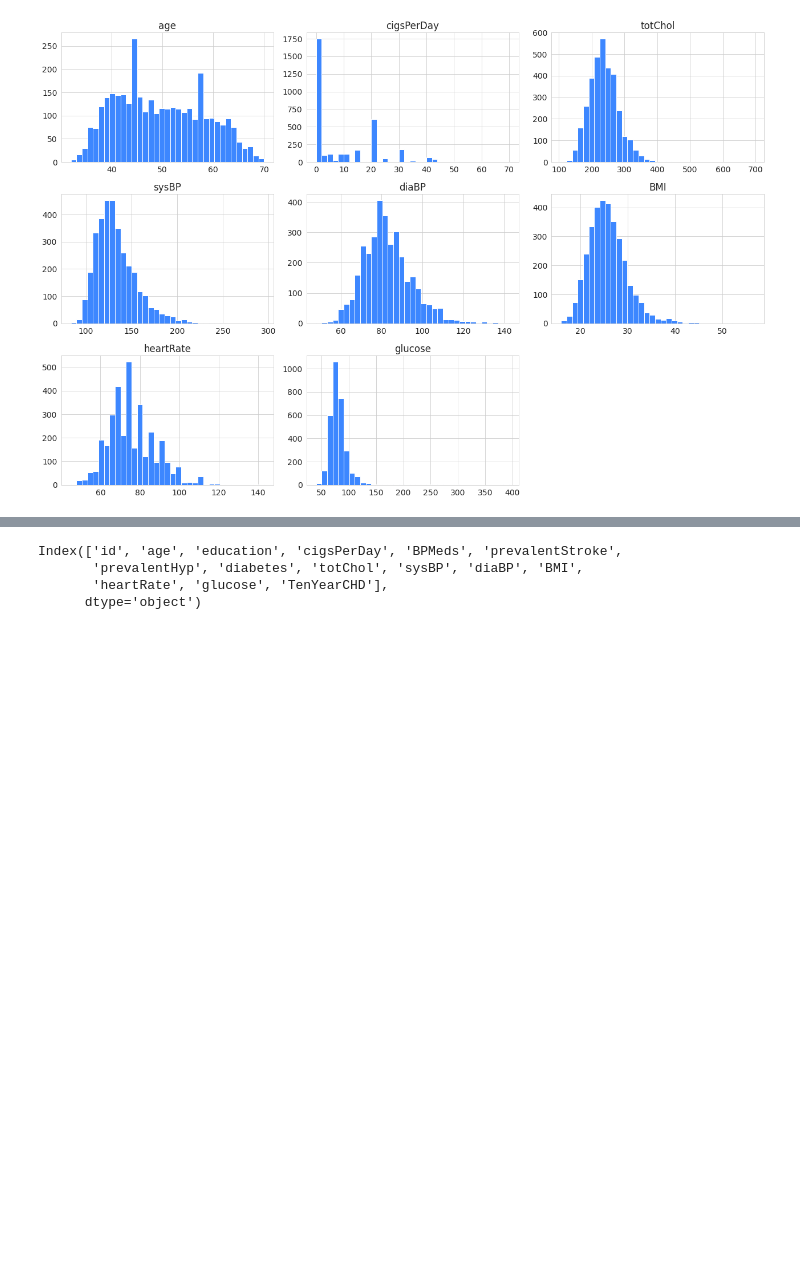
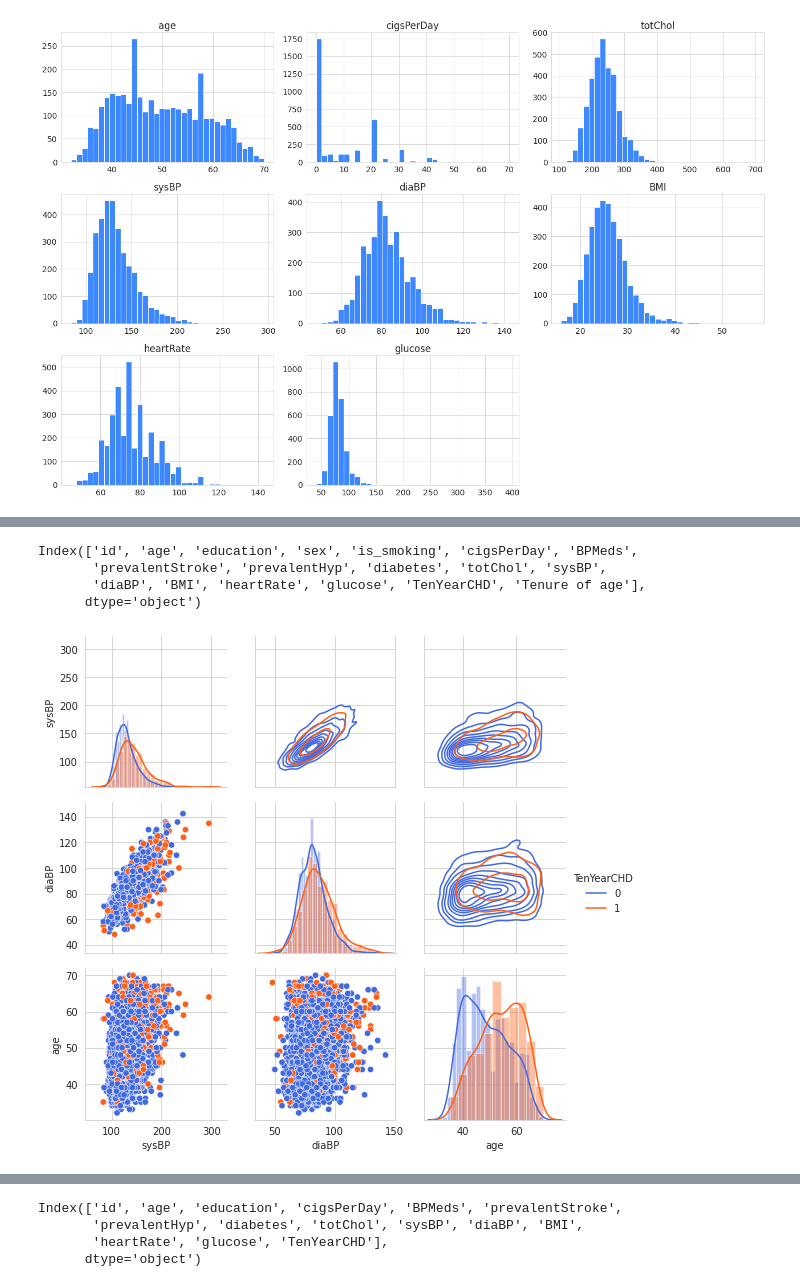
Before and after one commit to Gaurav2912/Cardiovascular-Risk-Prediction, a Jupyter notebook: Cardiovascular_Risk_Prediction.ipynb, the cells around one changed output, grey strips where cells are left out. Saved outputs shown, nothing was run; the diff lists cells and outputs as text; code cells hidden in the pictures; blank space fills up the shorter version.

```diff
--- a/Cardiovascular_Risk_Prediction.ipynb
+++ b/Cardiovascular_Risk_Prediction.ipynb
@@ -299,0 +331,23 @@ fig.tight_layout();
+# %%
+df.columns
+# %% [output]
+Index(['id', 'age', 'education', 'sex', 'is_smoking', 'cigsPerDay', 'BPMeds',
+       'prevalentStroke', 'prevalentHyp', 'diabetes', 'totChol', 'sysBP',
+       'diaBP', 'BMI', 'heartRate', 'glucose', 'TenYearCHD', 'Tenure of age'],
+      dtype='object')
+# %%
+# list of features that are plotted in pairGrid
+list_pairGrid_plot = ['sysBP', 'diaBP', 'age', 'TenYearCHD']
+
+# Creating Blank canvas
+g = sns.PairGrid(df[list_pairGrid_plot], hue="TenYearCHD")
+# for lower plot
+g = g.map_lower(sns.scatterplot, linewidths=1, edgecolor="w", s=40)
+# for diagonal plot
+g = g.map_diag(sns.distplot)
+# for uppar plot
+g = g.map_upper(sns.kdeplot)
+# add legend
+g = g.add_legend();
+# %% [output]
+[figure, added]
```
Also changed, not shown: parts of 74 cells of this notebook.
